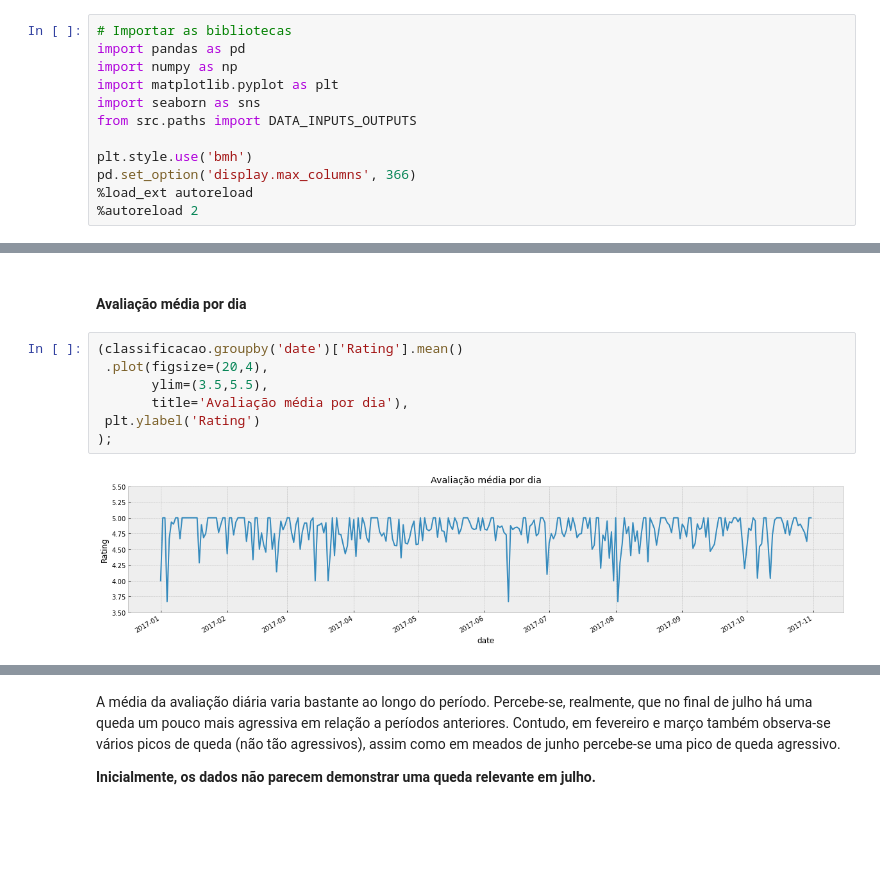
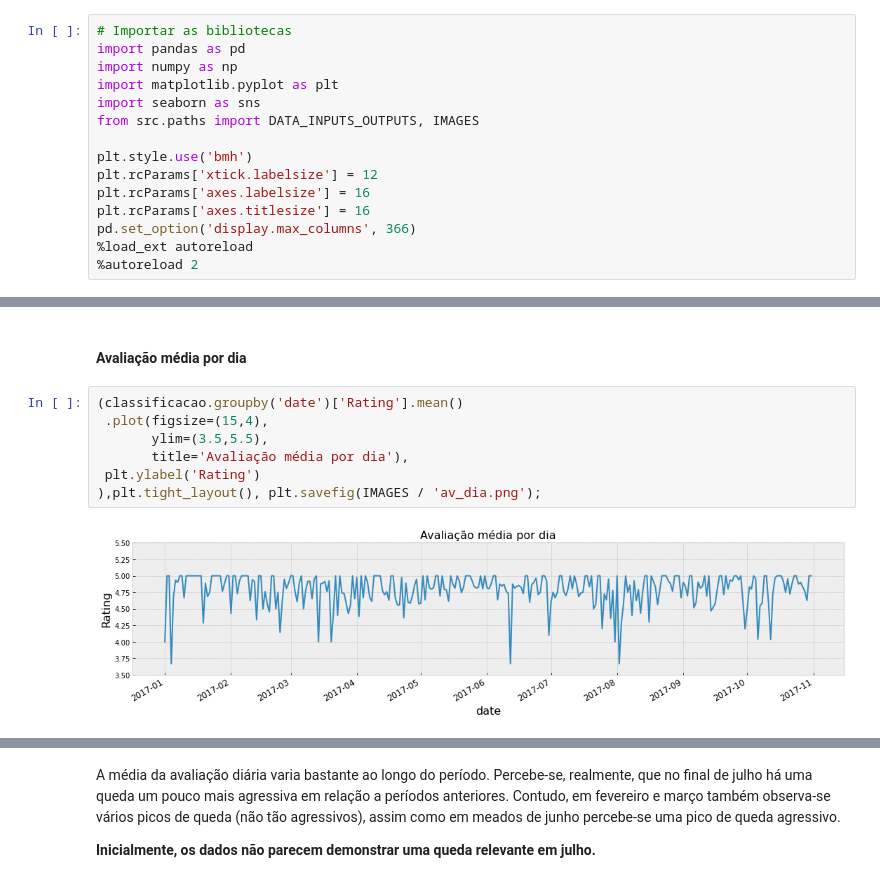
Before and after one commit to japanfelipe/challenge_ze, a Jupyter notebook: desafio I/notebooks/questao1.ipynb, the cells around one changed output, grey strips where cells are left out. Cells and saved outputs as stored; diff of their text form; blank space fills up the shorter version.

```diff
--- a/desafio I/notebooks/questao1.ipynb
+++ b/desafio I/notebooks/questao1.ipynb
@@ -10,9 +10,12 @@ import pandas as pd
 import numpy as np
 import matplotlib.pyplot as plt
 import seaborn as sns
-from src.paths import DATA_INPUTS_OUTPUTS
+from src.paths import DATA_INPUTS_OUTPUTS, IMAGES
 
 plt.style.use('bmh')
+plt.rcParams['xtick.labelsize'] = 12
+plt.rcParams['axes.labelsize'] = 16
+plt.rcParams['axes.titlesize'] = 16
 pd.set_option('display.max_columns', 366)
 %load_ext autoreload
 %autoreload 2
@@ -90,10 +93,10 @@ Os registros com alguma avaliação representam cerca de 40% do total. Adiante,
 #### Avaliação média por dia
 # %%
 (classificacao.groupby('date')['Rating'].mean()
- .plot(figsize=(20,4),
+ .plot(figsize=(15,4),
        ylim=(3.5,5.5),
        title='Avaliação média por dia'),
  plt.ylabel('Rating')
-);
+),plt.tight_layout(), plt.savefig(IMAGES / 'av_dia.png');
 # %% [output]
-[figure, old version]
+[figure, new version]
```
Also changed, not shown: parts of 30 cells of this notebook, 13 other files.
